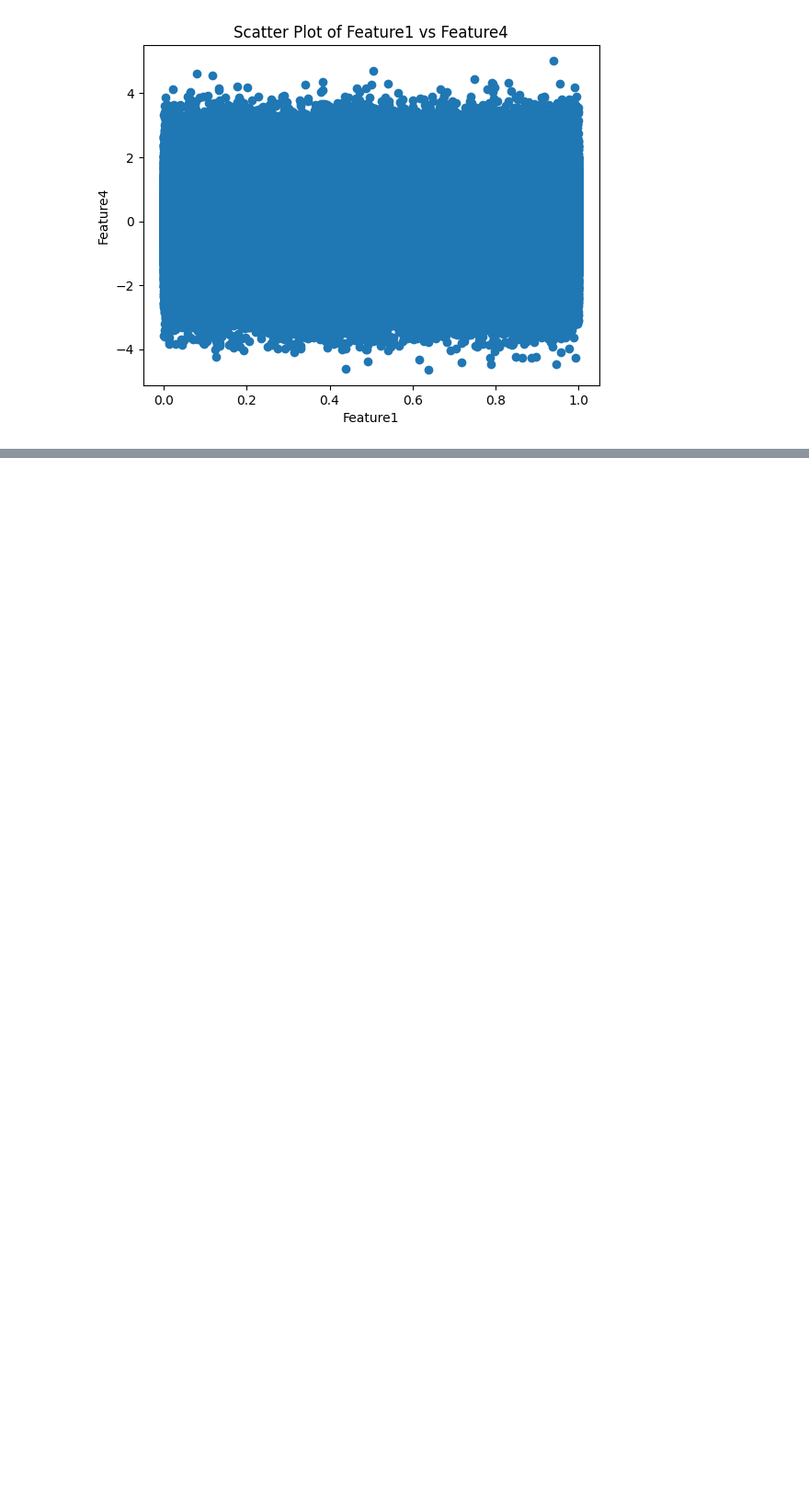
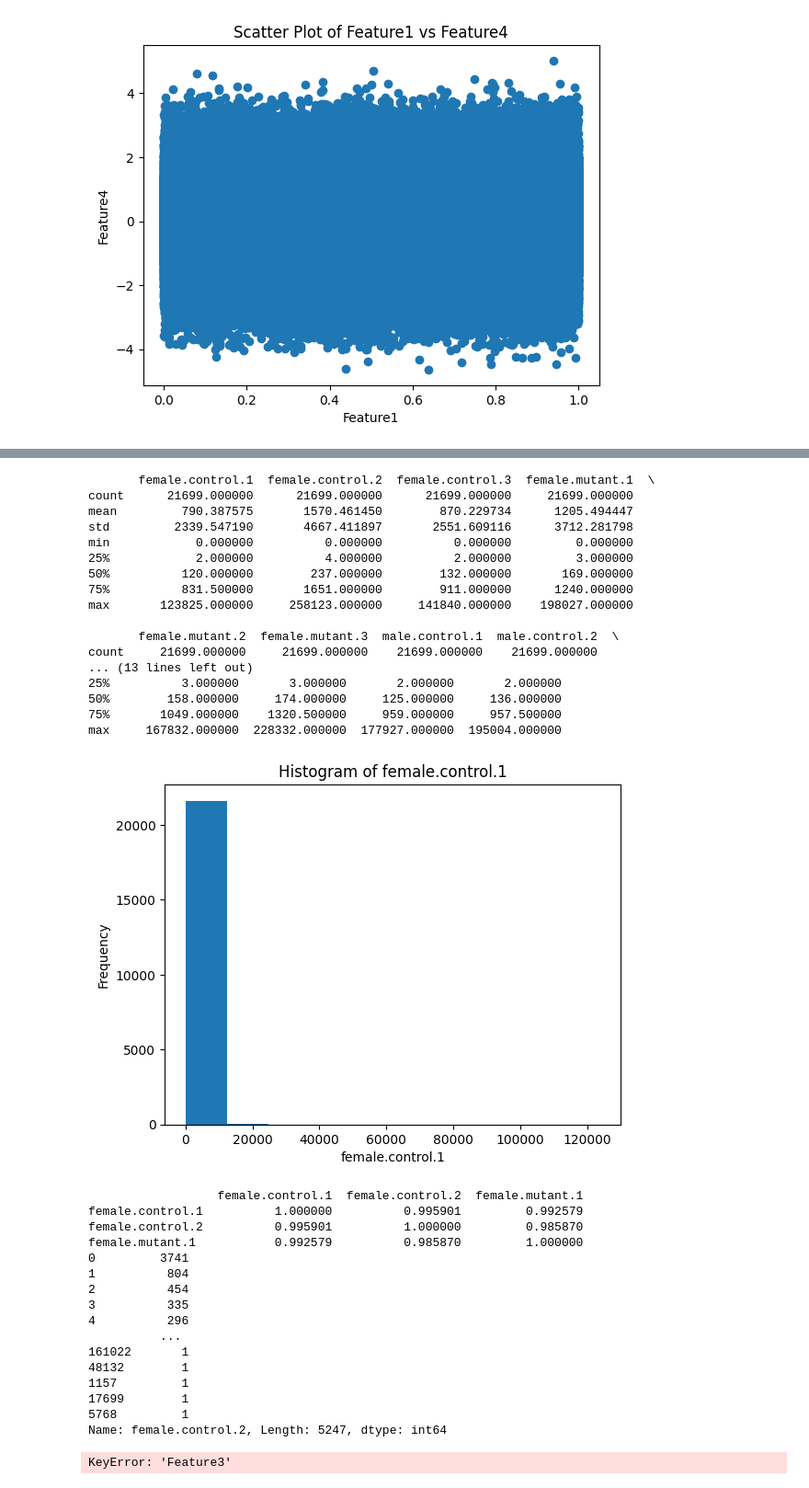
Before and after one commit to paulshamrat/data_analysis_py, a Jupyter notebook: data-anal.ipynb, the cells around one changed output, grey strips where cells are left out. Shown at 92% size. Drawn from its saved outputs; the diff is of its cells as text; code cells hidden in the pictures; blank space fills up the shorter version.

Commit message:
geo datasets

```diff
--- a/data-anal.ipynb
+++ b/data-anal.ipynb
@@ -203,0 +269,69 @@ max     999999.000000        0.999999        9.000000        5.018145
+# %%
+import pandas as pd
+import matplotlib.pyplot as plt
+
+# Load the dataset
+file_path = 'C:/Users/paul/works/data_analysis_py/GSE225675_COUNTS_E11.5.txt'
+df = pd.read_csv(file_path, delimiter='\t')
+
+# Summary statistics
+print(df.describe())
+
+# Data distribution - Histogram for a specific column
+plt.hist(df['female.control.1'], bins=10)
+plt.xlabel('female.control.1')
+plt.ylabel('Frequency')
+plt.title('Histogram of female.control.1')
+plt.show()
+
+# Correlation analysis
+correlation_matrix = df[['female.control.1', 'female.control.2', 'female.mutant.1']].corr()
+print(correlation_matrix)
+
+# Categorical analysis - Value counts for a specific column
+feature_counts = df['female.control.2'].value_counts()
+print(feature_counts)
+
+# Grouping and aggregation
+grouped_data = df.groupby('Feature3').mean()
+print(grouped_data)
+
+# Cross-tabulation analysis
+cross_tab = pd.crosstab(df['female.control.3'], df['female.mutant.1'])
+print(cross_tab)
+# %% [output]
+       female.control.1  female.control.2  female.control.3  female.mutant.1  \
+count      21699.000000      21699.000000      21699.000000     21699.000000
+mean         790.387575       1570.461450        870.229734      1205.494447
+std         2339.547190       4667.411897       2551.609116      3712.281798
+min            0.000000          0.000000          0.000000         0.000000
+25%            2.000000          4.000000          2.000000         3.000000
+50%          120.000000        237.000000        132.000000       169.000000
+75%          831.500000       1651.000000        911.000000      1240.000000
+max       123825.000000     258123.000000     141840.000000    198027.000000
+
+       female.mutant.2  female.mutant.3  male.control.1  male.control.2  \
+count     21699.000000     21699.000000    21699.000000    21699.000000
+... (13 lines left out)
+25%          3.000000       3.000000       2.000000       2.000000
+50%        158.000000     174.000000     125.000000     136.000000
+75%       1049.000000    1320.500000     959.000000     957.500000
+max     167832.000000  228332.000000  177927.000000  195004.000000
+[figure, added]
+                  female.control.1  female.control.2  female.mutant.1
+female.control.1          1.000000          0.995901         0.992579
+female.control.2          0.995901          1.000000         0.985870
+female.mutant.1           0.992579          0.985870         1.000000
+0         3741
+1          804
+2          454
+3          335
+4          296
+          ...
+161022       1
+48132        1
+1157         1
+17699        1
+5768         1
+Name: female.control.2, Length: 5247, dtype: int64
+KeyError: 'Feature3'
```
Also changed, not shown: parts of 4 cells of this notebook, 1 other file.
